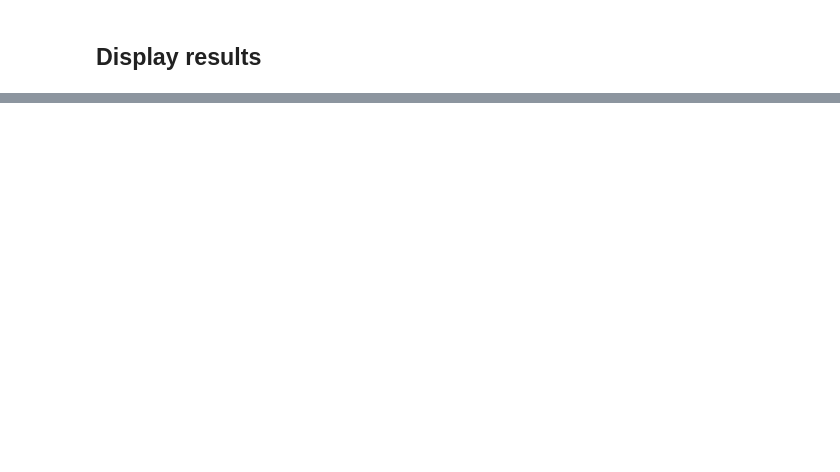
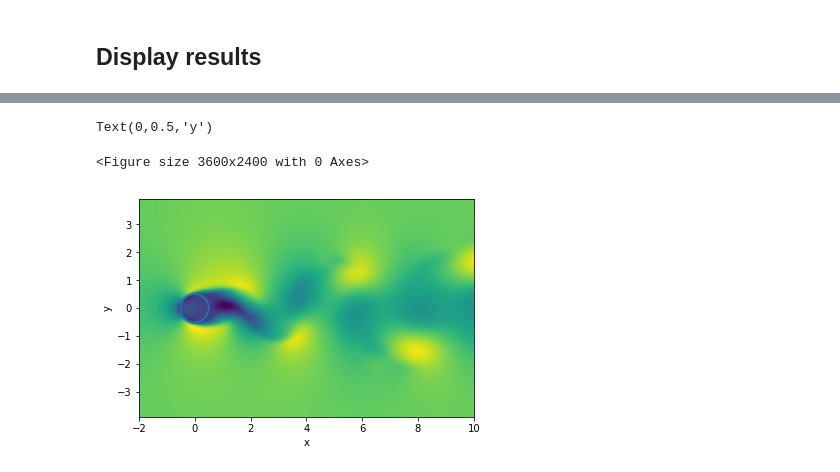
Before and after one commit to Mopolino8/ibmos, a Jupyter notebook: examples/1-Basic/14-CylinderRe200.ipynb, the cells around one changed output, grey strips where cells are left out. Cells and saved outputs as stored; diff of their text form; code cells hidden in the pictures; blank space fills up the shorter version.

```diff
--- a/examples/1-Basic/14-CylinderRe200.ipynb
+++ b/examples/1-Basic/14-CylinderRe200.ipynb
@@ -68,0 +108,19 @@ solver.plot_field(x, equal=True, xlim=(-2, 10), ylim=(-2, 2));
+# %%
+plt.figure(dpi=600)
+fig, ax = plt.subplots()
+quad = ax.pcolormesh(solver.fluid.u.x, solver.fluid.u.y,
+                     solver.reshape(*solver.unpack(xanim[0]))[0],
+                     rasterized=True, shading='gouraud')
+
+for solid in solver.solids:
+    plt.plot(solid.ξ, solid.η)
+
+ax.axis('equal')
+ax.set_xlim(-2, 10)
+ax.set_ylim(-2, 2)
+ax.set_xlabel('x')
+ax.set_ylabel('y')
+# %% [output]
+Text(0,0.5,'y')
+<Figure size 3600x2400 with 0 Axes>
+[figure, added]
```
Also changed, not shown: parts of 10 cells of this notebook, 3 other files.
